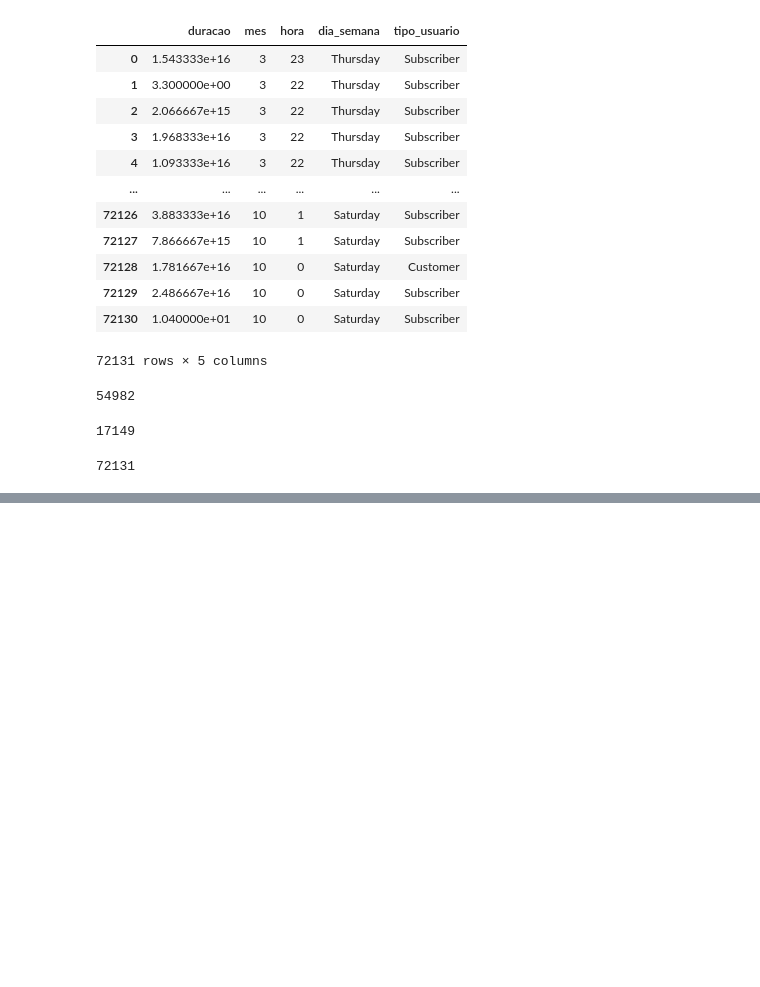
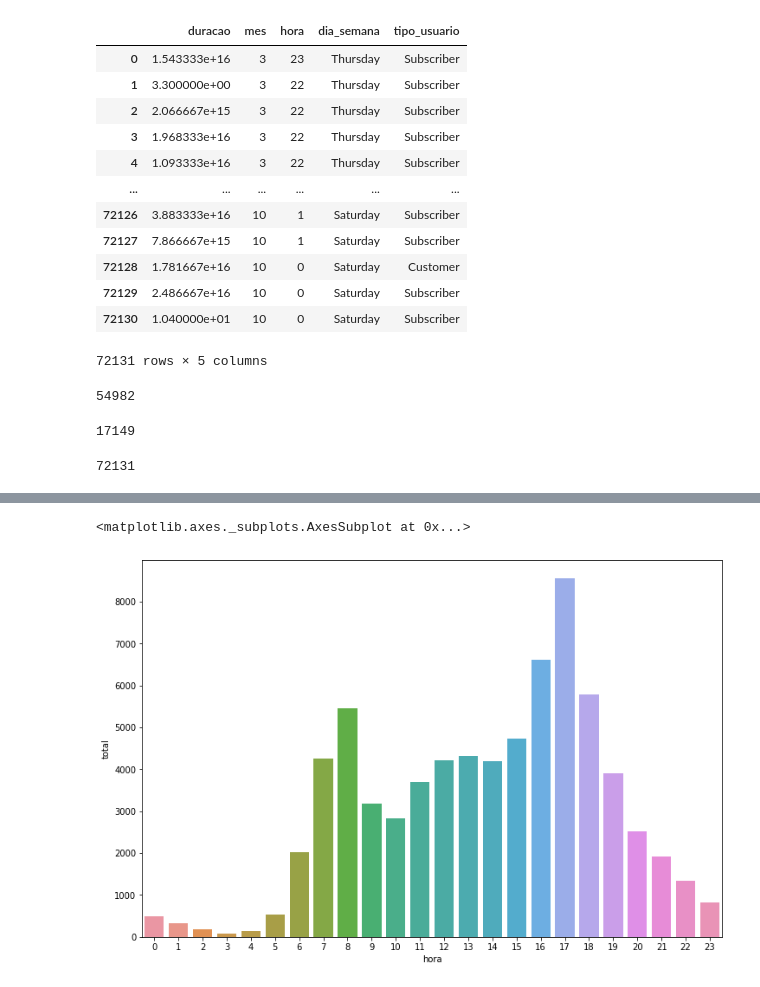
Before and after one commit to gabrielcn/Bike_Sharing, a Jupyter notebook: cyclistic_bike_share.ipynb, the cells around one changed output, grey strips where cells are left out. Saved outputs shown, nothing was run; the diff lists cells and outputs as text; code cells hidden in the pictures; blank space fills up the shorter version.

```diff
--- a/cyclistic_bike_share.ipynb
+++ b/cyclistic_bike_share.ipynb
@@ -415,0 +454,2 @@ df_chicago.loc[df_chicago.tipo_usuario=='Customer'].value_counts().sum() #Locali
+# %%
+qtd_viagem_hora_chicago = df_chicago['hora'].value_counts()
@@ -415,0 +496,2 @@ df_chicago.loc[df_chicago.tipo_usuario=='Customer'].value_counts().sum() #Locali
+# %%
+qtd_viagem_hora_chicago = qtd_viagem_hora_chicago.to_frame().reset_index()
@@ -415,0 +518,3 @@ df_chicago.loc[df_chicago.tipo_usuario=='Customer'].value_counts().sum() #Locali
+# %%
+qtd_viagem_hora_chicago.columns = ["hora", "total"]
+qtd_viagem_hora_chicago
@@ -415,0 +539,7 @@ df_chicago.loc[df_chicago.tipo_usuario=='Customer'].value_counts().sum() #Locali
+# %%
+plt.figure(figsize=(12,8)) #Configura o tamanho da figura (10 para direita e 8 para baixo)
+sns.barplot(x="hora", y="total", data = qtd_viagem_hora_chicago)
+# Quantidade total de viagens de todos os usuários por horário
+# %% [output]
+<matplotlib.axes._subplots.AxesSubplot at 0x...>
+[figure, added]
```
Also changed, not shown: parts of 33 cells of this notebook.
